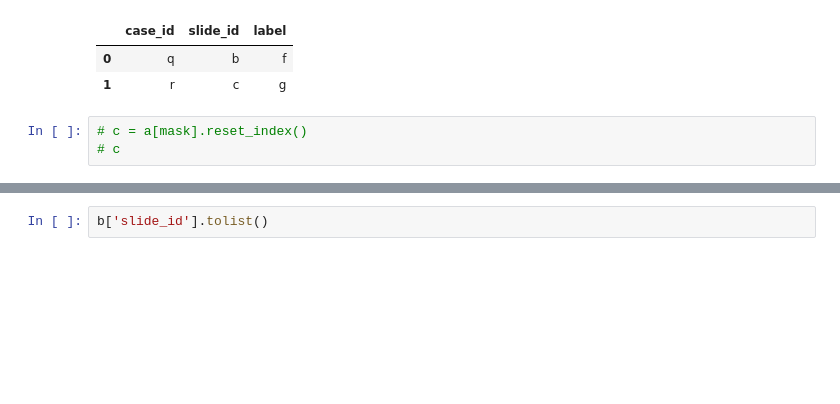
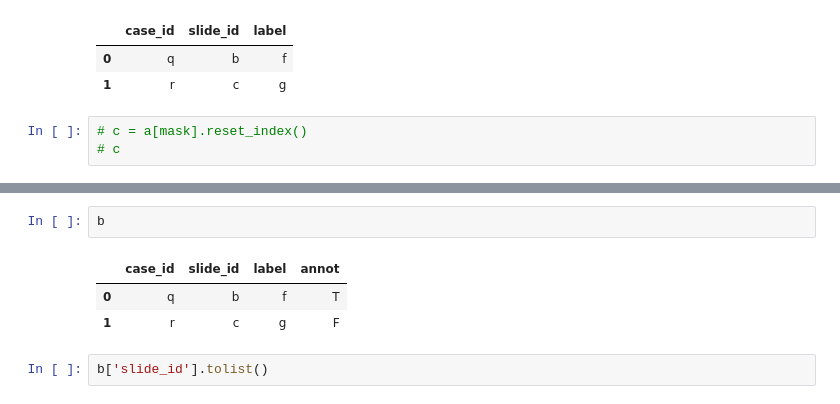
Before and after one commit to AshrithSagar/CLAM-Fungal, a Jupyter notebook: test_1.ipynb, the cells around one changed output, grey strips where cells are left out. Cells and saved outputs as stored; diff of their text form; blank space fills up the shorter version.

```diff
--- a/test_1.ipynb
+++ b/test_1.ipynb
@@ -243,3 +264,9 @@ b
+# %%
+b
+# %% [output]
+|  | case_id | slide_id | label | annot |
+| 0 | q | b | f | T |
+| 1 | r | c | g | F |
 # %%
 b['slide_id'].tolist()
 # %% [output]
```
Also changed, not shown: parts of 4 cells of this notebook.
